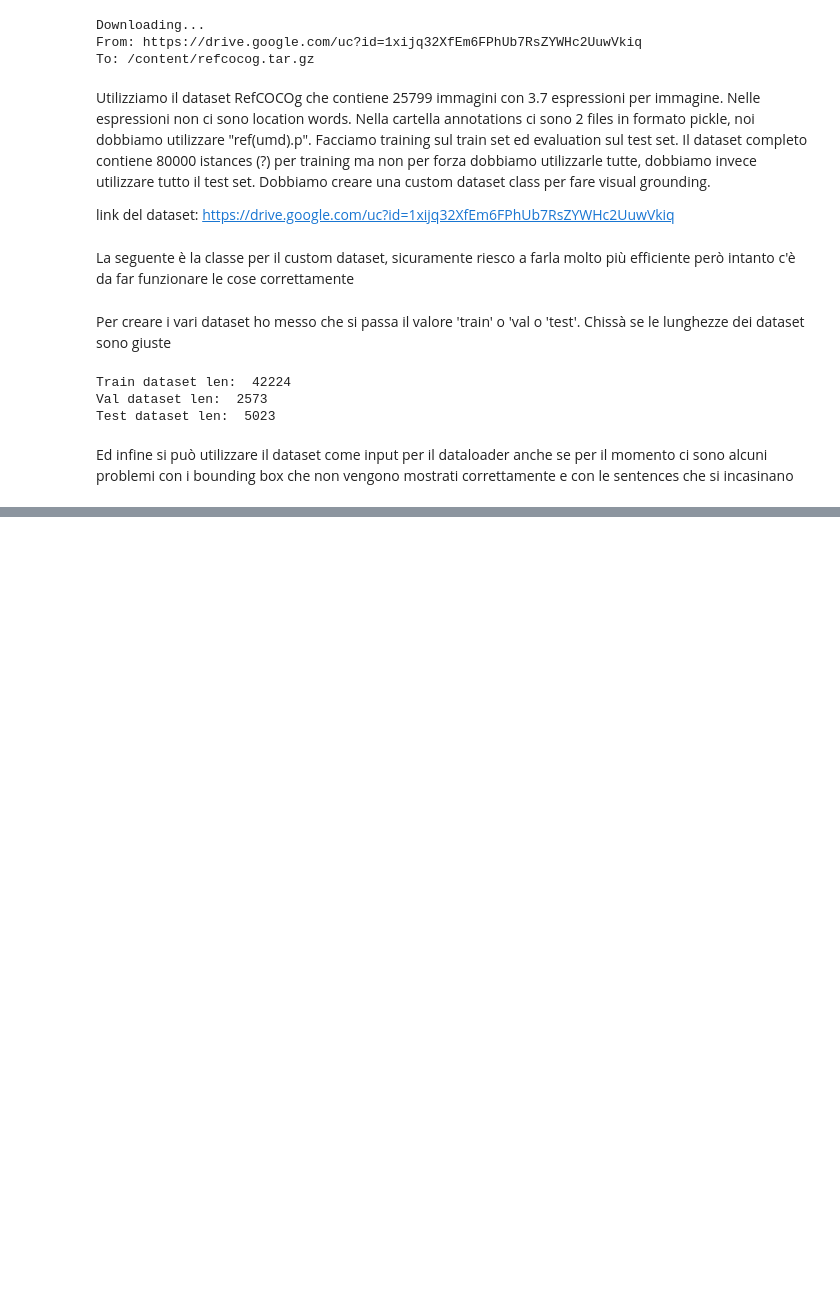
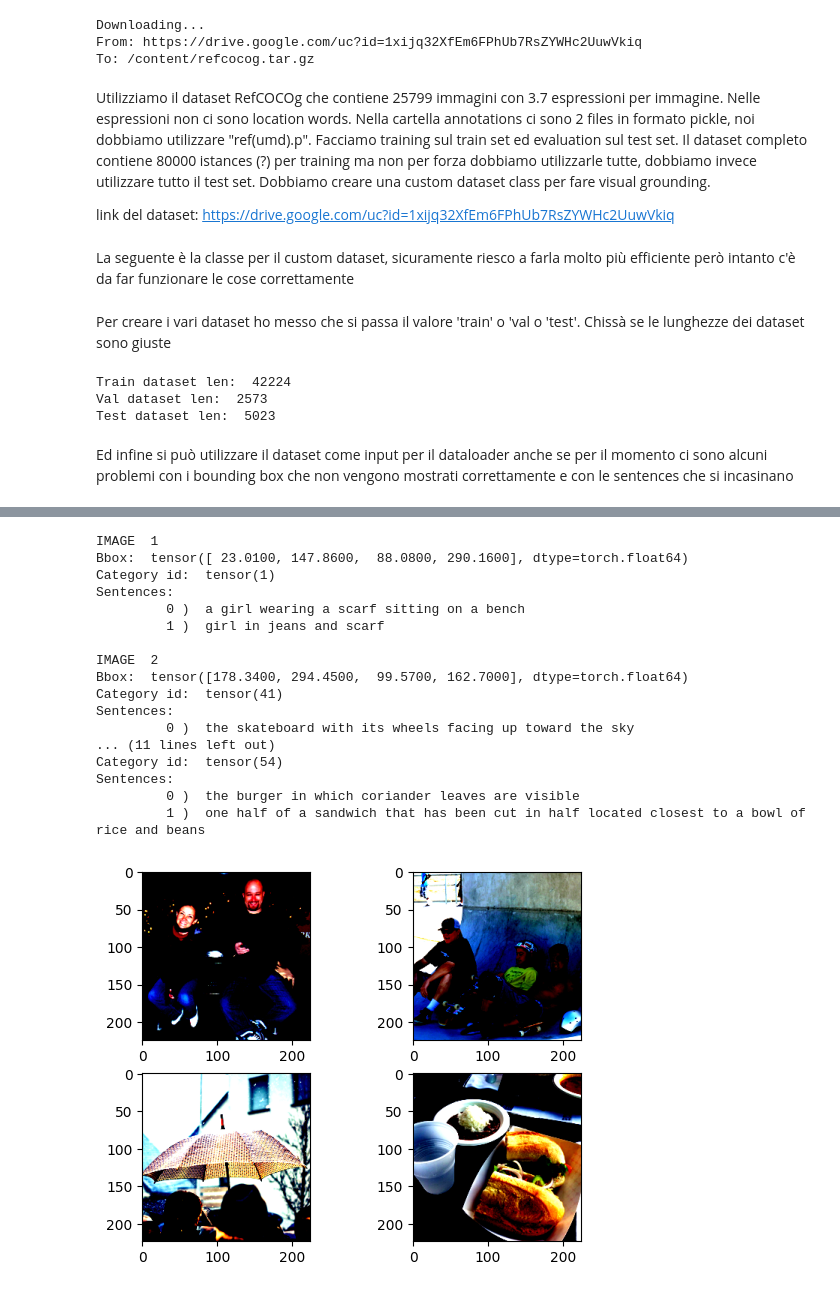
Before and after one commit to francesco-vaccari/ProjectDL, a Jupyter notebook: ProjectDL.ipynb, the cells around one changed output, grey strips where cells are left out. Saved outputs shown, nothing was run; the diff lists cells and outputs as text; code cells hidden in the pictures; blank space fills up the shorter version.

```diff
--- a/ProjectDL.ipynb
+++ b/ProjectDL.ipynb
@@ -241,12 +241,14 @@ class CustomDataset(Dataset):
 
         # don't know if there is preprocessing for the sentences too
 
+
         # since I cannot return an array of classes as sentences, i return an array of the attribute .sent of each element
-        sentences = [] # has always length 10
+        sentences = []
         for sent in self.spec_data[idx].sentences:
-            sentences.append(sent.sent)
-        for i in range(len(sentences), 10):
-            sentences.append('###')
+          sentences.append(sent.sent)
+        for i in range(len(sentences), 7): # each array will have length 7
+          sentences.append('##')
+
         return (image, self.spec_data[idx].bbox, self.spec_data[idx].category_id, sentences)
 # %% [markdown]
 Per creare i vari dataset ho messo che si passa il valore 'train' o 'val o 'test'. Chissà se le lunghezze dei dataset sono giuste
@@ -313,0 +278,39 @@ N sentences:  4
+# %%
+batch_size = 4
+train_loader = DataLoader(train_dataset, batch_size=batch_size, shuffle=True)
+val_loader = DataLoader(val_dataset, batch_size=batch_size, shuffle=False)
+test_loader = DataLoader(test_dataset, batch_size=batch_size, shuffle=False)
+
+# there are problems with the fact that since the image gets resized the bounding boxes are no longer correct
+# I still need to add the category class so that i know to which class the category_id refers to
+# %%
+for image, bbox, category, sentences in train_loader:
+  batch_sentences = [] # used to reorder sentences given by the loader, first element contains sentences related to first image in the batch
+  for j in range(0, batch_size):
+    batch_sentences.append([])
+
+  for i, group in enumerate(sentences):
+    for index in range(0, batch_size):
+      if(sentences[i][index] != '##'):
+        batch_sentences[index].append(sentences[i][index])
+
+  for i in range(0, batch_size):
+    print('\nIMAGE ', i+1)
+    print('Bbox: ', bbox[i])
+    print('Category id: ', category[i])
+    print('Sentences:')
+    for n, sent in enumerate(batch_sentences[i]):
+      print('\t', n, ') ', sent)
+
+
+  fig, ax = plt.subplots(2, 2)
+
+  ax[0, 0].imshow(image[0].permute(1, 2, 0))
+  ax[0, 1].imshow(image[1].permute(1, 2, 0))
+  ax[1, 0].imshow(image[2].permute(1, 2, 0))
+  ax[1, 1].imshow(image[3].permute(1, 2, 0))
+
+  plt.show()
+
+  break
+# %% [output]
@@ -313,0 +321,18 @@ N sentences:  4
+IMAGE  1
+Bbox:  tensor([ 23.0100, 147.8600,  88.0800, 290.1600], dtype=torch.float64)
+Category id:  tensor(1)
+Sentences:
+         0 )  a girl wearing a scarf sitting on a bench
+         1 )  girl in jeans and scarf
+
+IMAGE  2
+Bbox:  tensor([178.3400, 294.4500,  99.5700, 162.7000], dtype=torch.float64)
+Category id:  tensor(41)
+Sentences:
+         0 )  the skateboard with its wheels facing up toward the sky
+... (11 lines left out)
+Category id:  tensor(54)
+Sentences:
+         0 )  the burger in which coriander leaves are visible
+         1 )  one half of a sandwich that has been cut in half located closest to a bowl of rice and beans
+[figure, added]
```
Also changed, not shown: parts of 3 cells of this notebook.
